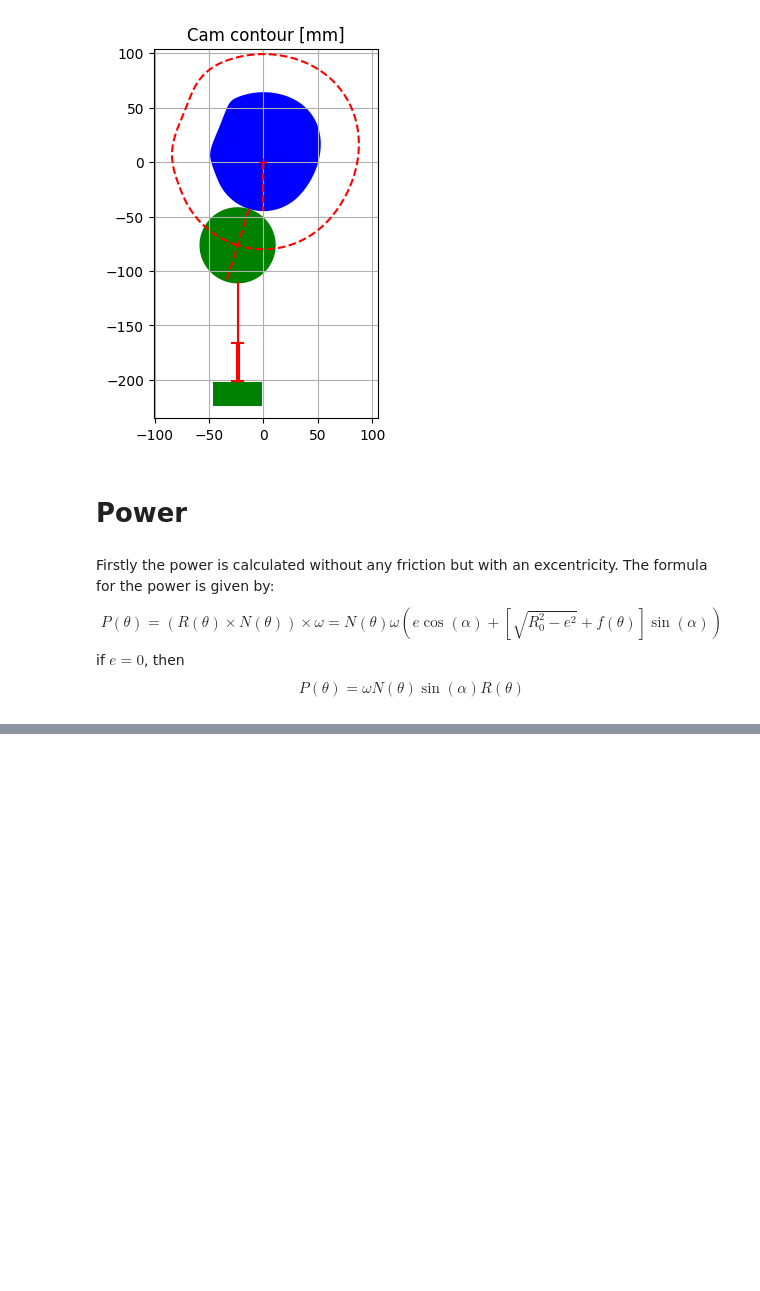
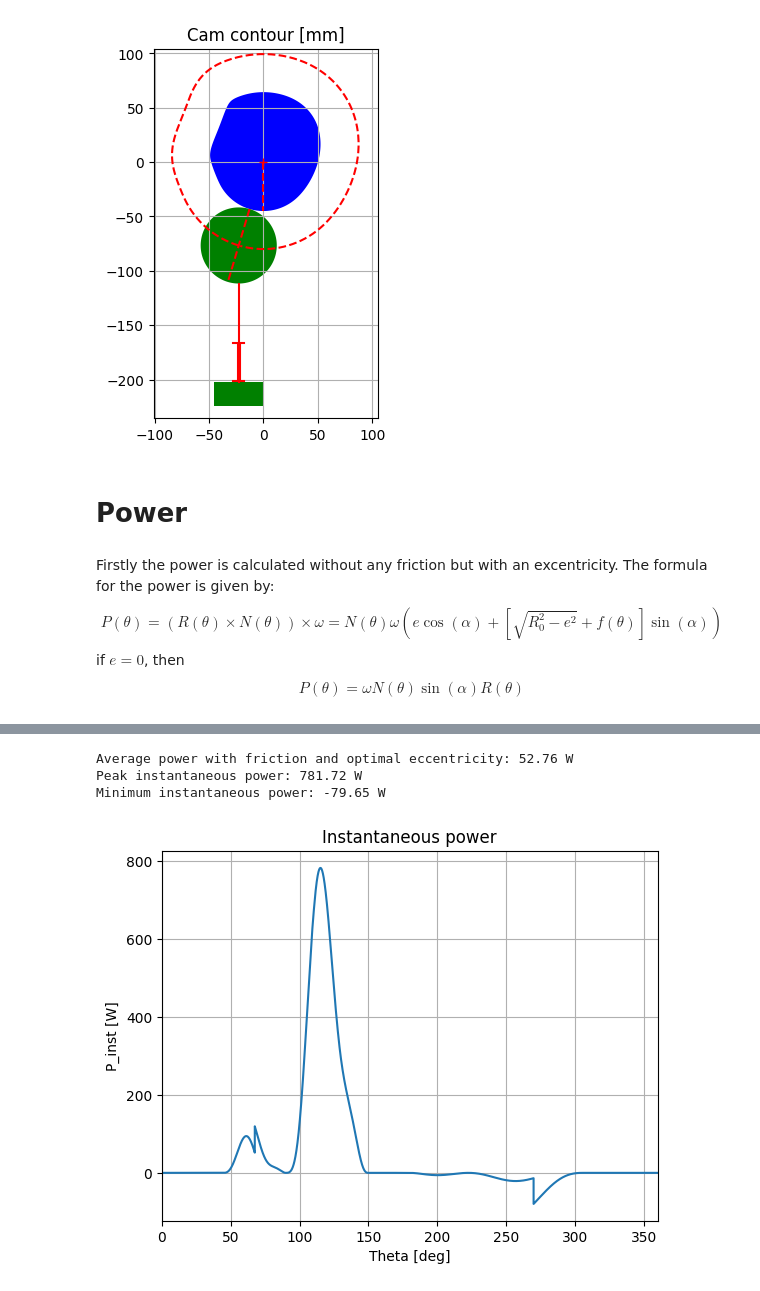
Before and after one commit to Vermizzi/Project_Bewegingen_TriVik, a Jupyter notebook: Viktor_Notebook.ipynb, the cells around one changed output, grey strips where cells are left out. Drawn from its saved outputs; the diff is of its cells as text; code cells hidden in the pictures; blank space fills up the shorter version.

```diff
--- a/Viktor_Notebook.ipynb
+++ b/Viktor_Notebook.ipynb
@@ -1923,0 +2159,69 @@ Average power with excentricity: 52.07 W
+# %%
+"""
+def calculateInstantaneousPower_wf(rpm, pressure_angle, normalforce_tot, exc_optimal, lift, base_radius, follower_radius): # Calculate the instantanious power in Watt
+    omega = rpm * 2 * np.pi / 60 # omega in rad/s
+    e = exc_optimal * 10**(-3) # excentricity in m
+    y = lift * 10**(-3) # lift in m
+    Rb = base_radius * 10**(-3) # base radius in m
+    Rf = follower_radius * 10**(-3) # follower radius in m
+    P = omega * normalforce_tot * (np.cos(pressure_angle) * e + np.sin(pressure_angle) * (y + np.sqrt((Rb + Rf)**2 - e**2) ))
+    return P
+
+
+def calculateAveragePower(theta_deg, P, rpm):
+    theta_rad = np.deg2rad(theta_deg)
+    omega = rpm * 2 * np.pi / 60
+    t = theta_rad / omega
+    energy_cycle = np.trapezoid(P, t)
+    T_cycle = (2*np.pi) / omega  # time for one full revolution = 2*pi/omega
+    P_avg = energy_cycle / T_cycle
+    return P_avg
+
+
+def plotInstantaneousPower(theta_deg, P):
+    plt.figure()
+    plt.plot(theta_deg, P)
+    plt.xlabel('Theta [deg]')
+    plt.ylabel('P_inst [W]')
+    plt.xlim([0,360])
+    plt.grid()
+    plt.title('Instantaneous power')
+
+
+exc_values = np.round(np.linspace(0, 0.6 * R0, 7), 1)
+
+
+
+instPower_wf = calculateInstantaneousPower(rpm, pa_opt, normalforce_tot_opt, exc_optimal, lift, base_radius, Rr)
+avgPower = calculateAveragePower(theta_deg, instPower_wf, rpm)
+
+plotInstantaneousPower(theta_deg, instPower_wf)
+print('Average power with excentricity:', "{0:0.2f}".format(round(avgPower, 2)), 'W')
+"""
+# Power with friction and optimal eccentricity
+# The same power formula is used; only the normal force now comes from the friction model.
+
+instPower_wf = calculateInstantaneousPower(
+    rpm,
+    pressure_angle_opt,
+    normalforce_tot_opt,
+    exc_optimal,
+    lift,
+    base_radius,
+    Rr
+)
+
+avgPower_wf = calculateAveragePower(theta_deg, instPower_wf, rpm)
+peakPower_wf = np.max(instPower_wf)
+minPower_wf = np.min(instPower_wf)
+
+plotInstantaneousPower(theta_deg, instPower_wf)
+
+print(f"Average power with friction and optimal eccentricity: {avgPower_wf:.2f} W")
+print(f"Peak instantaneous power: {peakPower_wf:.2f} W")
+print(f"Minimum instantaneous power: {minPower_wf:.2f} W")
+# %% [output]
+Average power with friction and optimal eccentricity: 52.76 W
+Peak instantaneous power: 781.72 W
+Minimum instantaneous power: -79.65 W
+[figure, added]
```
Also changed, not shown: parts of 20 cells of this notebook, 2 other files.
